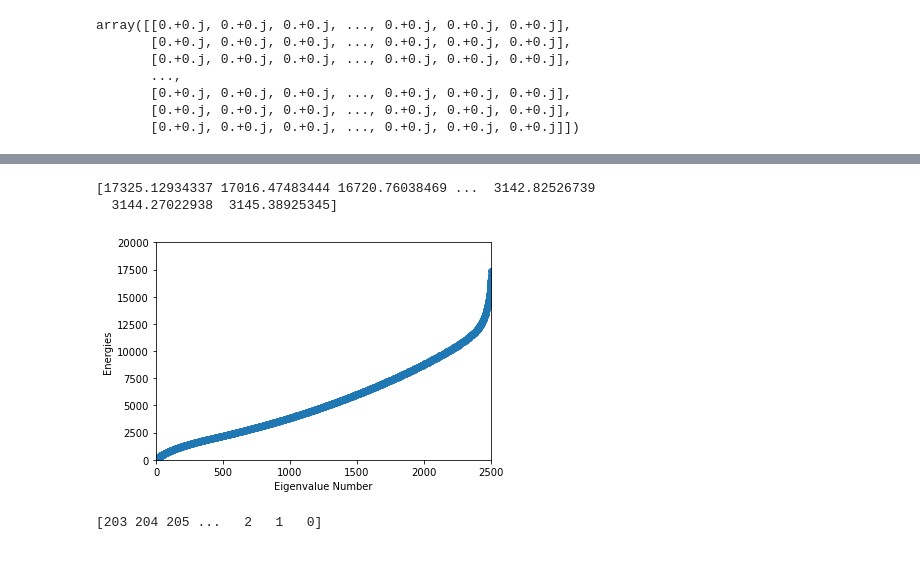
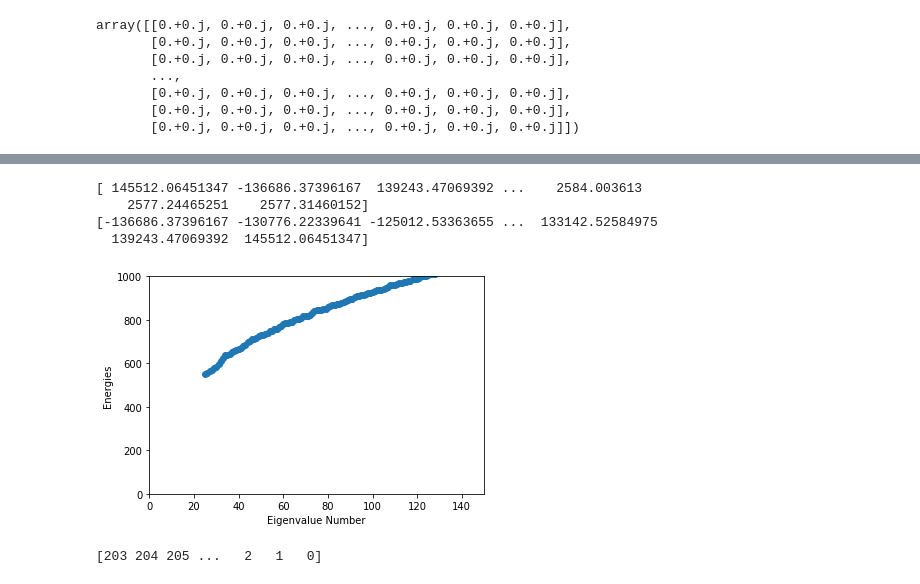
Before and after one commit to SantiagoM1227/IIT-2022-I, a Jupyter notebook: LL_avance_2.ipynb, the cells around one changed output, grey strips where cells are left out. Cells and saved outputs as stored; diff of their text form; code cells hidden in the pictures.

```diff
--- a/LL_avance_2.ipynb
+++ b/LL_avance_2.ipynb
@@ -431 +482,26 @@ def H_m_mm_Cylinder_Matrix(m,mm,N):
+# %%
+ #4D  Möbius Hamiltonian matrix elements
+def Cylinder_H(k,l):
+  m=2*(k//N -N//2)
+  n=k%N
+  mm=2*(l//N -N//2)
+  nn=l%N
+  if n==nn:
+    element = 4*(G**2)*oscCYL(m,mm)
+    if m==mm:
+      element = element + m**2+n**2
+  else:
+    element = I*(4*G/np.pi)*angCYL(m,mm,n,nn)
+  return element
+# %%
+#2D NxN matrix of 2D NxN matrices  N is the precission
+def H_Cylinder_Matrix(N):
+  H_Cylinder = np.zeros((N*N,N*N),dtype=complex)
+  for k in range(N*N):
+    for l in range(0,k+1):
+      H_Cylinder[k,l]= Cylinder_H(k,l)
+  for k in range(N*N):
+    for l in range(k+1,N*N):
+      H_Cylinder[k,l]= np.conj(H_Cylinder[l,k])
+  return H_Cylinder
 # %%
@@ -452,2 +527,2 @@ def H_Cylinder_matrix(N):
 # %%
-H_Cylinder = H_Cylinder_matrix(N)
+H_Cylinder = H_Cylinder_Matrix(N)
@@ -493,14 +563,18 @@ print(E_Cylinder)
 # %%
 EE_Cylinder = np.real(E_Cylinder)
 print(EE_Cylinder)
+D_Cylinder = np.sort(EE_Cylinder)
+print(D_Cylinder)
 # %% [output]
-[17325.12934337 17016.47483444 16720.76038469 ...  3142.82526739
-  3144.27022938  3145.38925345]
+[ 145512.06451347 -136686.37396167  139243.47069392 ...    2584.003613
+    2577.24465251    2577.31460152]
+[-136686.37396167 -130776.22339641 -125012.53363655 ...  133142.52584975
+  139243.47069392  145512.06451347]
 # %%
 #print & plot
-plotenergies(EE_Cylinder,2500,20000)
+plotenergies(D_Cylinder,150,1000)
 # %% [output]
-[figure, old version]
+[figure, new version]
 # %%
 def eigenstates_Cylinder(Matrix,N,steps,level):
     Psi = np.zeros([steps+1,steps+1], dtype = complex )
```
Also changed, not shown: parts of 27 cells of this notebook.
